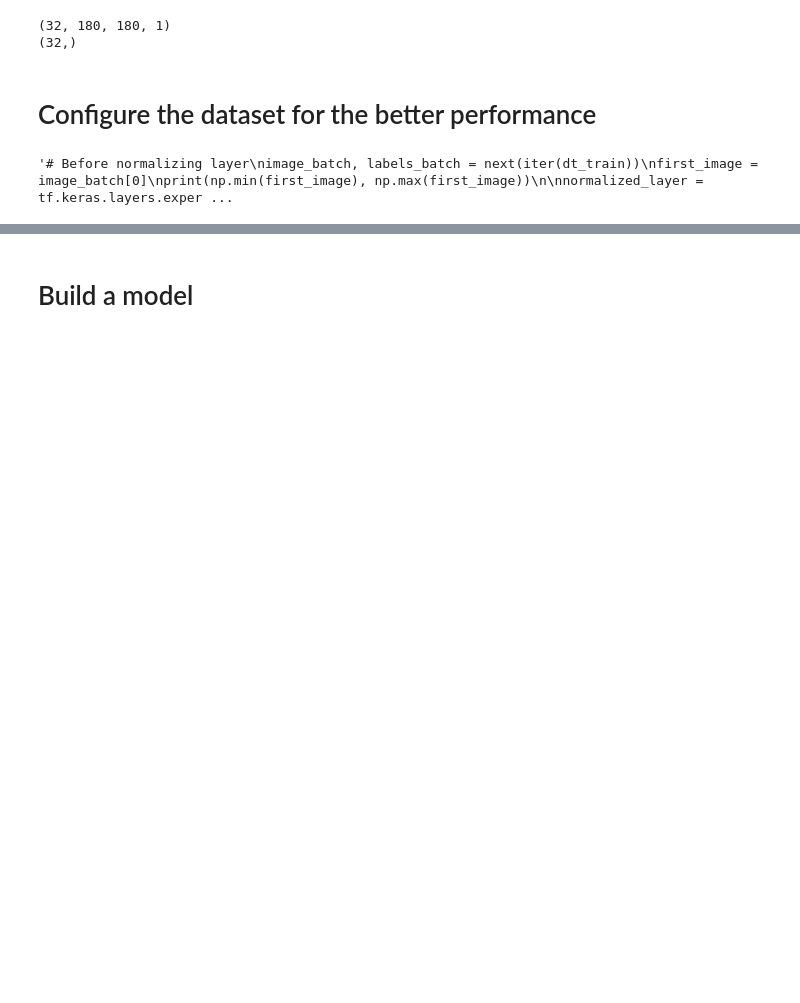
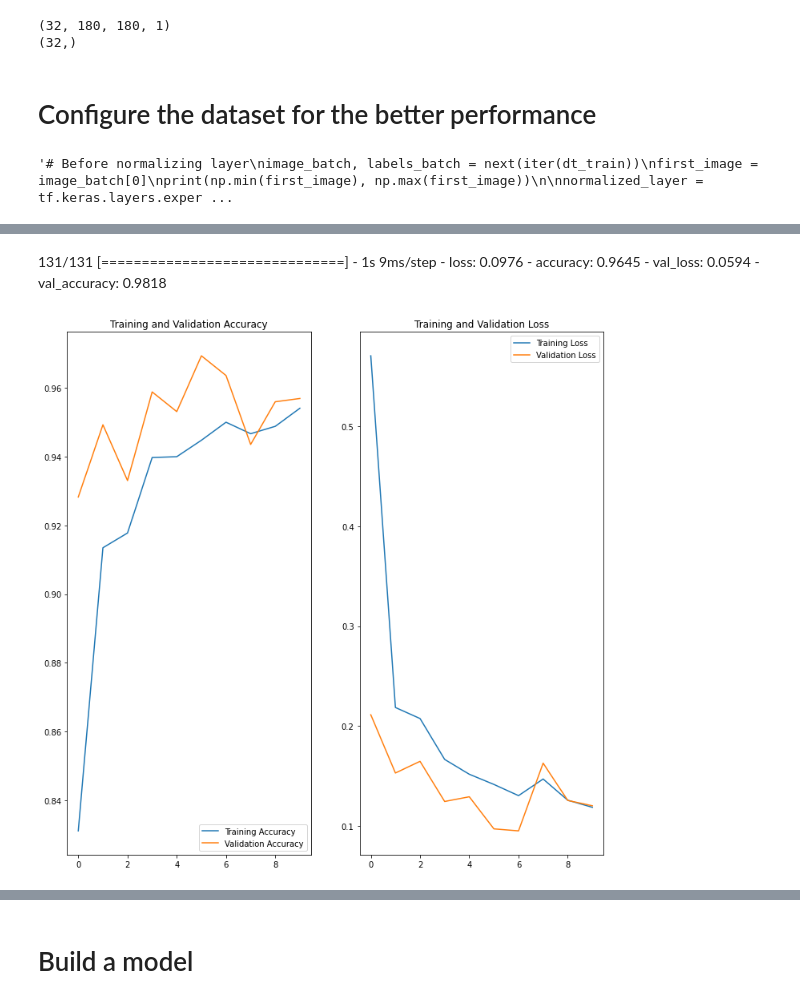
Before and after one commit to jooyeongkang/detection-pneumonia, a Jupyter notebook: ChestXRay_Pneumonia.ipynb, the cells around one changed output, grey strips where cells are left out. Drawn from its saved outputs; the diff is of its cells as text; code cells hidden in the pictures; blank space fills up the shorter version.

```diff
--- a/ChestXRay_Pneumonia.ipynb
+++ b/ChestXRay_Pneumonia.ipynb
@@ -188,0 +431,4 @@ print(np.min(first_image), np.max(first_image))"""
+# %%
+dt_augms = ['randomrotation']
+model = build_model(dt_train, dt_augms)
+model.summary()
@@ -188,0 +453,8 @@ print(np.min(first_image), np.max(first_image))"""
+# %%
+epochs=10
+
+model_cnn = model.fit(
+  dt_train,
+  validation_data=dt_val,
+  epochs=epochs
+)
@@ -188,0 +482,26 @@ print(np.min(first_image), np.max(first_image))"""
+# %% [markdown]
+131/131 [==============================] - 1s 9ms/step - loss: 0.0976 - accuracy: 0.9645 - val_loss: 0.0594 - val_accuracy: 0.9818
+# %%
+acc = model_cnn.history['accuracy']
+val_acc = model_cnn.history['val_accuracy']
+
+loss = model_cnn.history['loss']
+val_loss = model_cnn.history['val_loss']
+
+epochs_range = range(epochs)
+
+plt.figure(figsize=(12, 12))
+plt.subplot(1, 2, 1)
+plt.plot(epochs_range, acc, label='Training Accuracy')
+plt.plot(epochs_range, val_acc, label='Validation Accuracy')
+plt.legend(loc='lower right')
+plt.title('Training and Validation Accuracy')
+
+plt.subplot(1, 2, 2)
+plt.plot(epochs_range, loss, label='Training Loss')
+plt.plot(epochs_range, val_loss, label='Validation Loss')
+plt.legend(loc='upper right')
+plt.title('Training and Validation Loss')
+plt.show()
+# %% [output]
+[figure, added]
```
Also changed, not shown: parts of 85 cells of this notebook.
